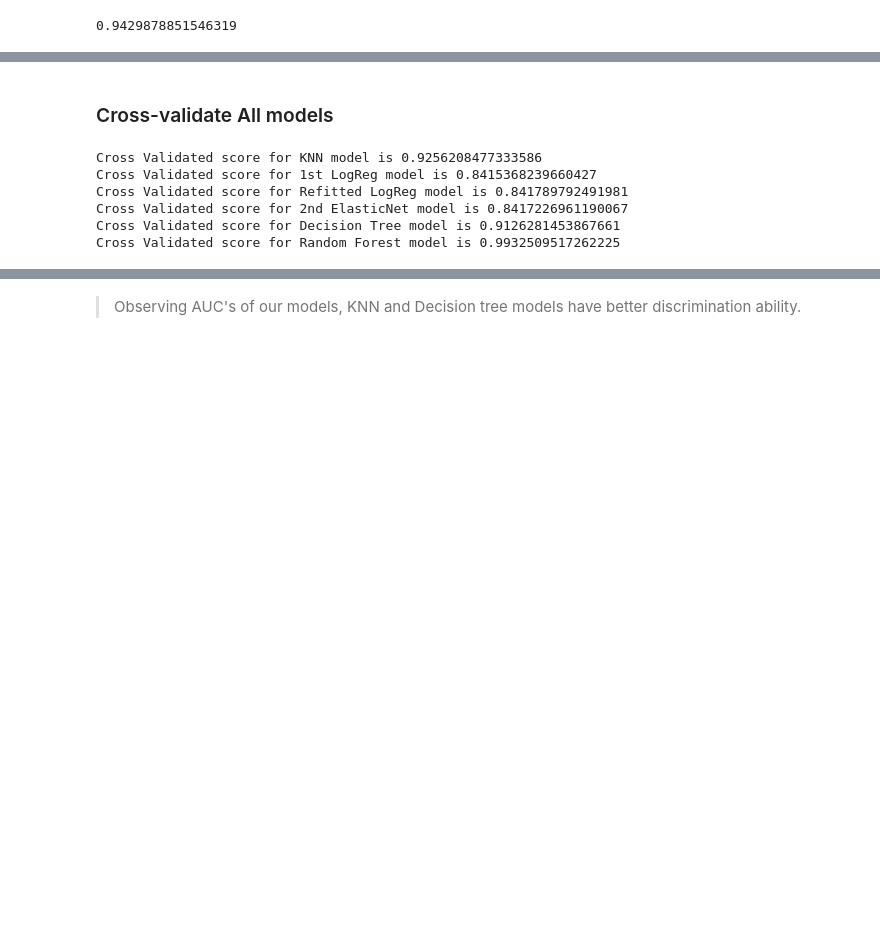
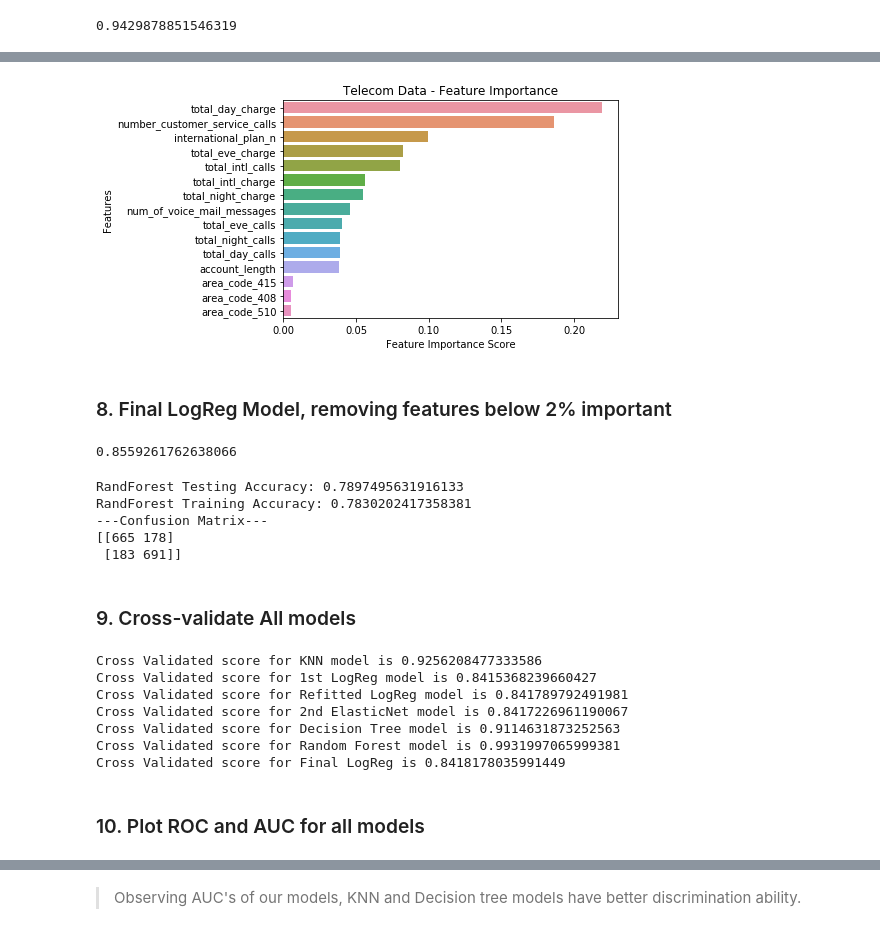
Before and after one commit to RhysZH/GA-DAT9-Projects1, a Jupyter notebook: R_Morgan_Project4_Files/R_Morgan_Project4_Modelling.ipynb, the cells around one changed output, grey strips where cells are left out. Saved outputs shown, nothing was run; the diff lists cells and outputs as text; code cells hidden in the pictures; blank space fills up the shorter version.

```diff
--- a/R_Morgan_Project4_Files/R_Morgan_Project4_Modelling.ipynb
+++ b/R_Morgan_Project4_Files/R_Morgan_Project4_Modelling.ipynb
@@ -432,6 +433,56 @@ area_code_510                    0.005754
 dtype: float64
+# %%
+# Creating a bar plot
+sns.barplot(x=feature_imp, y=feature_imp.index)
+# Add labels to your graph
+plt.xlabel('Feature Importance Score')
+plt.ylabel('Features')
+plt.title("Telecom Data - Feature Importance")
+plt.show()
+# %% [output]
+[figure, added]
+# %% [markdown]
+### 8. Final LogReg Model, removing features below 2% important
+# %%
+#re-fit model, removing features highlighted from elasticnet
+
+
+rf_predictors = ['account_length','num_of_voice_mail_messages','total_day_calls','total_day_charge',
+                 'total_eve_charge','total_night_calls','total_night_charge',
+                 'total_intl_calls','total_intl_charge','number_customer_service_calls','international_plan_n']
+#assign RandomForest predictors to balanced X data
+X_samp_randf = X_samp[rf_predictors]
+
+#split data
+X_train, X_test, y_train, y_test = train_test_split(X_samp_randf, y_res, test_size=0.2,random_state=123)
+
+
+lr_3 = LogisticRegression()
+model_3 = lr_3.fit(X_train, y_train)
+
+#calculate AUC of new model
+probs = model_3.predict_proba(X_test)
+preds = probs[:,1]
+fpr_3, tpr_3, threshold_3 = metrics.roc_curve(y_test, preds)
+roc_auc_3 = metrics.auc(fpr_3, tpr_3)
+roc_auc_3
+# %% [output]
+0.8559261762638066
+# %%
+y_pred = model_3.predict(X_test)
+y_pred_train = model_3.predict(X_train)
+print('RandForest Testing Accuracy:', metrics.accuracy_score(y_test, y_pred))
+print('RandForest Training Accuracy:',metrics.accuracy_score(y_train, y_pred_train))
+print('---Confusion Matrix---')
+print(metrics.confusion_matrix(y_true=y_test, y_pred=preds > .5))
+# %% [output]
+RandForest Testing Accuracy: 0.7897495631916133
+RandForest Training Accuracy: 0.7830202417358381
+---Confusion Matrix---
+[[665 178]
+ [183 691]]
 # %% [markdown]
-### Cross-validate All models
+### 9. Cross-validate All models
 # %%
 #cross-validate all models with optimal number of folds - 4 folds.
 cv_knn = cross_val_score(knn_model, X_res, y_res, cv=4, scoring='roc_auc').mean()
@@ -440,6 +491,7 @@ cv_lr_2nd = cross_val_score(model_2, X_samp_f, y_res, cv=4, scoring='roc_auc').m
 cv_enet = cross_val_score(clf_model_2, X_res, y_res, cv=4, scoring='roc_auc').mean()
 cv_dtree = cross_val_score(dtree_model, X_samp_f, y_res, cv=4, scoring='roc_auc').mean()
 cv_rf = cross_val_score(rf_model, X_samp_f, y_res, cv=4, scoring='roc_auc').mean()
+cv_lr_3rd = cross_val_score(model_3, X_samp_randf, y_res, cv=4, scoring='roc_auc').mean()
 
 print('Cross Validated score for KNN model is', cv_knn)
 print('Cross Validated score for 1st LogReg model is', cv_lr)
@@ -447,13 +499,17 @@ print('Cross Validated score for Refitted LogReg model is', cv_lr_2nd)
 print('Cross Validated score for 2nd ElasticNet model is', cv_enet)
 print('Cross Validated score for Decision Tree model is', cv_dtree)
 print('Cross Validated score for Random Forest model is', cv_rf)
+print('Cross Validated score for Final LogReg is', cv_lr_3rd)
 # %% [output]
 Cross Validated score for KNN model is 0.9256208477333586
 Cross Validated score for 1st LogReg model is 0.8415368239660427
 Cross Validated score for Refitted LogReg model is 0.841789792491981
 Cross Validated score for 2nd ElasticNet model is 0.8417226961190067
-Cross Validated score for Decision Tree model is 0.9126281453867661
-Cross Validated score for Random Forest model is 0.9932509517262225
+Cross Validated score for Decision Tree model is 0.9114631873252563
+Cross Validated score for Random Forest model is 0.9931997065999381
+Cross Validated score for Final LogReg is 0.8418178035991449
+# %% [markdown]
+### 10. Plot ROC and AUC for all models
 # %%
 #Plot AUC for all models
 fig, ax = plt.subplots(figsize=(9, 6))
```
Also changed, not shown: parts of 31 cells of this notebook.
